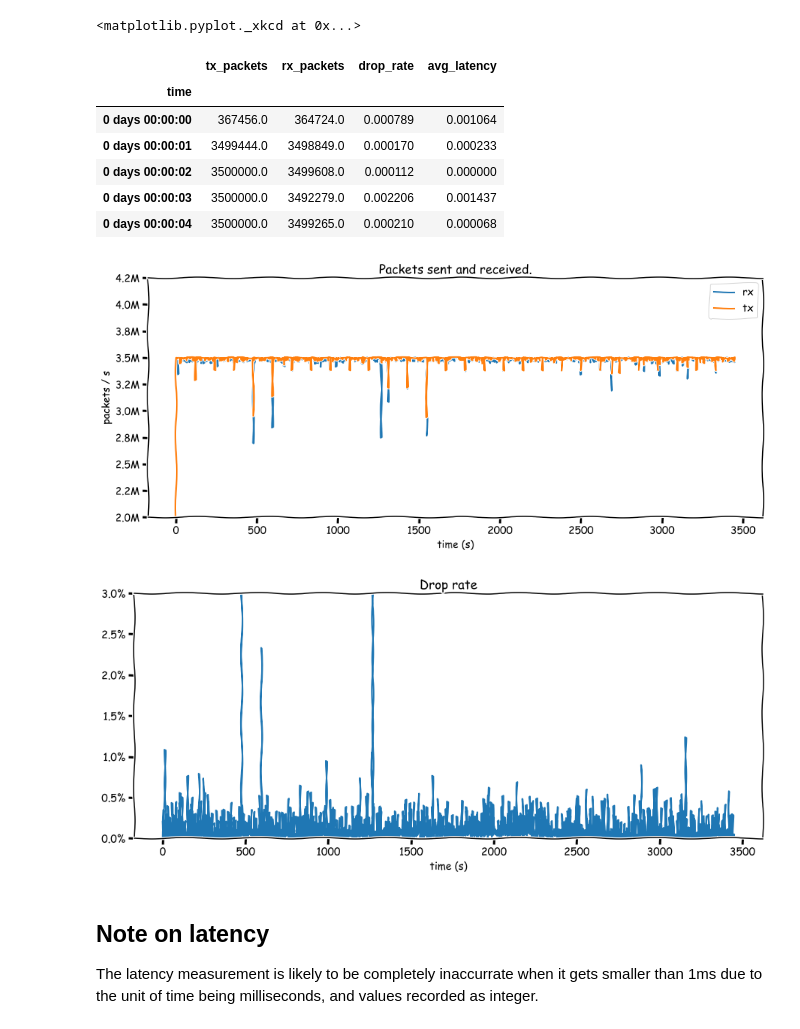
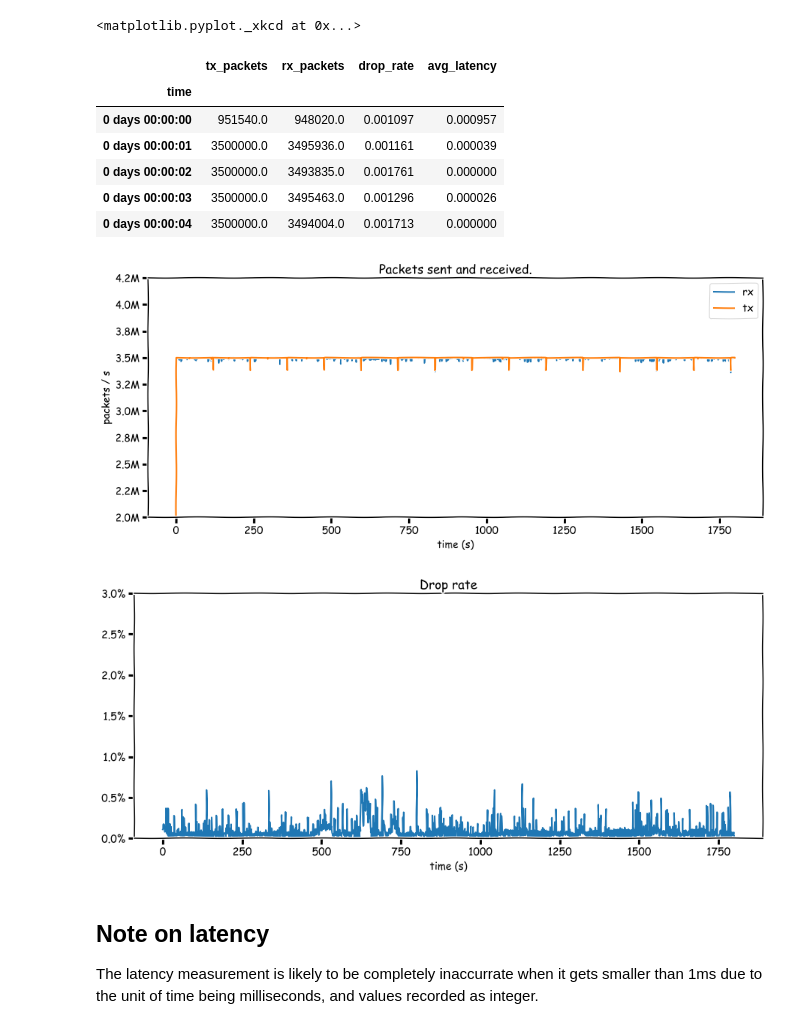
Before and after one commit to micromaomao/dpdk-project, a Jupyter notebook: data/a.ipynb, the cells around one changed output. Drawn from its saved outputs; the diff is of its cells as text; code cells hidden in the pictures.

```diff
--- a/data/a.ipynb
+++ b/data/a.ipynb
@@ -15,7 +15,7 @@ plt.xkcd()
 # %% [output]
 <matplotlib.pyplot._xkcd at 0x...>
 # %%
-data = pd.read_csv("dpdk-dpdk.csv")
+data = pd.read_csv("dpdk-dpdk-3500-3-hour.csv")[:-1000]
 
 def transform(df):
   df["time"] /= 1000
@@ -32,36 +32,38 @@ data.head()
 # %% [output]
 |  | tx_packets | rx_packets | drop_rate | avg_latency |
 | time |  |  |  |  |
-| 0 days 00:00:00 | 367456.0 | 364724.0 | 0.000789 | 0.001064 |
-| 0 days 00:00:01 | 3499444.0 | 3498849.0 | 0.000170 | 0.000233 |
-| 0 days 00:00:02 | 3500000.0 | 3499608.0 | 0.000112 | 0.000000 |
-| 0 days 00:00:03 | 3500000.0 | 3492279.0 | 0.002206 | 0.001437 |
-| 0 days 00:00:04 | 3500000.0 | 3499265.0 | 0.000210 | 0.000068 |
+| 0 days 00:00:00 | 951540.0 | 948020.0 | 0.001097 | 0.000957 |
+| 0 days 00:00:01 | 3500000.0 | 3495936.0 | 0.001161 | 0.000039 |
+| 0 days 00:00:02 | 3500000.0 | 3493835.0 | 0.001761 | 0.000000 |
+| 0 days 00:00:03 | 3500000.0 | 3495463.0 | 0.001296 | 0.000026 |
+| 0 days 00:00:04 | 3500000.0 | 3494004.0 | 0.001713 | 0.000000 |
 # %%
 # plot packet stats
 lims = (2e6, 4.25e6)
 
+graph_data = data[:1800]
+
 fig = plt.figure(figsize=(15, 6))
-plt.plot(data.index.seconds, data["rx_packets"], label="rx")
-plt.plot(data.index.seconds, data["tx_packets"], label="tx")
+plt.plot(graph_data.index.seconds, graph_data["rx_packets"], label="rx")
+plt.plot(graph_data.index.seconds, graph_data["tx_packets"], label="tx")
 plt.ylabel("packets / s")
 plt.xlabel("time (s)")
 plt.ylim(lims)
 plt.title("Packets sent and received.")
 plt.legend()
 plt.gca().yaxis.set_major_formatter(mticker.FuncFormatter(lambda x, _: f"{x/1e6:.1f}M"))
 plt.savefig("packets.svg")
 
 fig = plt.figure(figsize=(15, 6))
-plt.plot(data.index.seconds, data["drop_rate"])
+plt.plot(graph_data.index.seconds, graph_data["drop_rate"])
 plt.xlabel("time (s)")
 plt.ylim(0, 0.03)
 plt.title("Drop rate")
 plt.gca().yaxis.set_major_formatter(mticker.FuncFormatter(lambda x, _: f"{x*100:.1f}%"))
 plt.savefig("drops.svg")
 # %% [output]
-[figure, old version]
+[figure, new version]
-[figure, old version]
+[figure, new version]
 # %% [markdown]
 ## Note on latency
 
```
Also changed, not shown: parts of 4 cells of this notebook, 1 other file.
